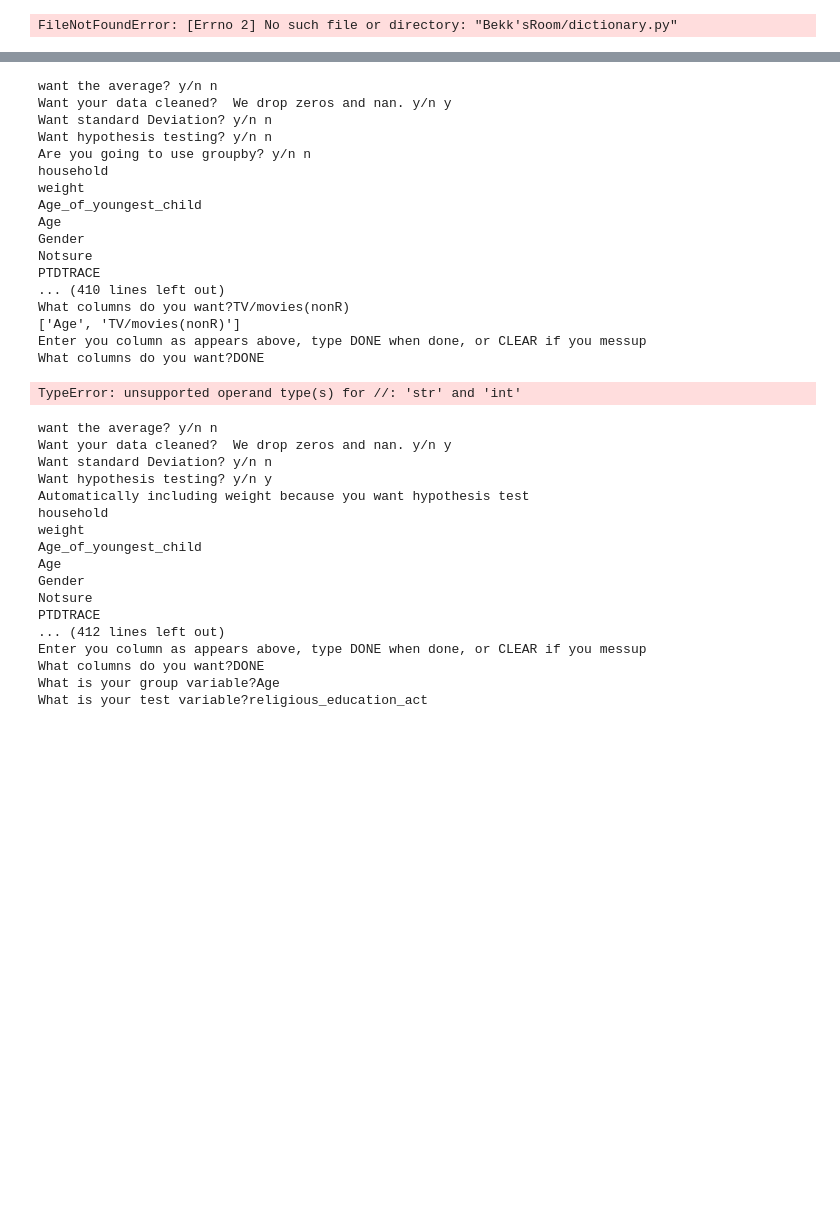
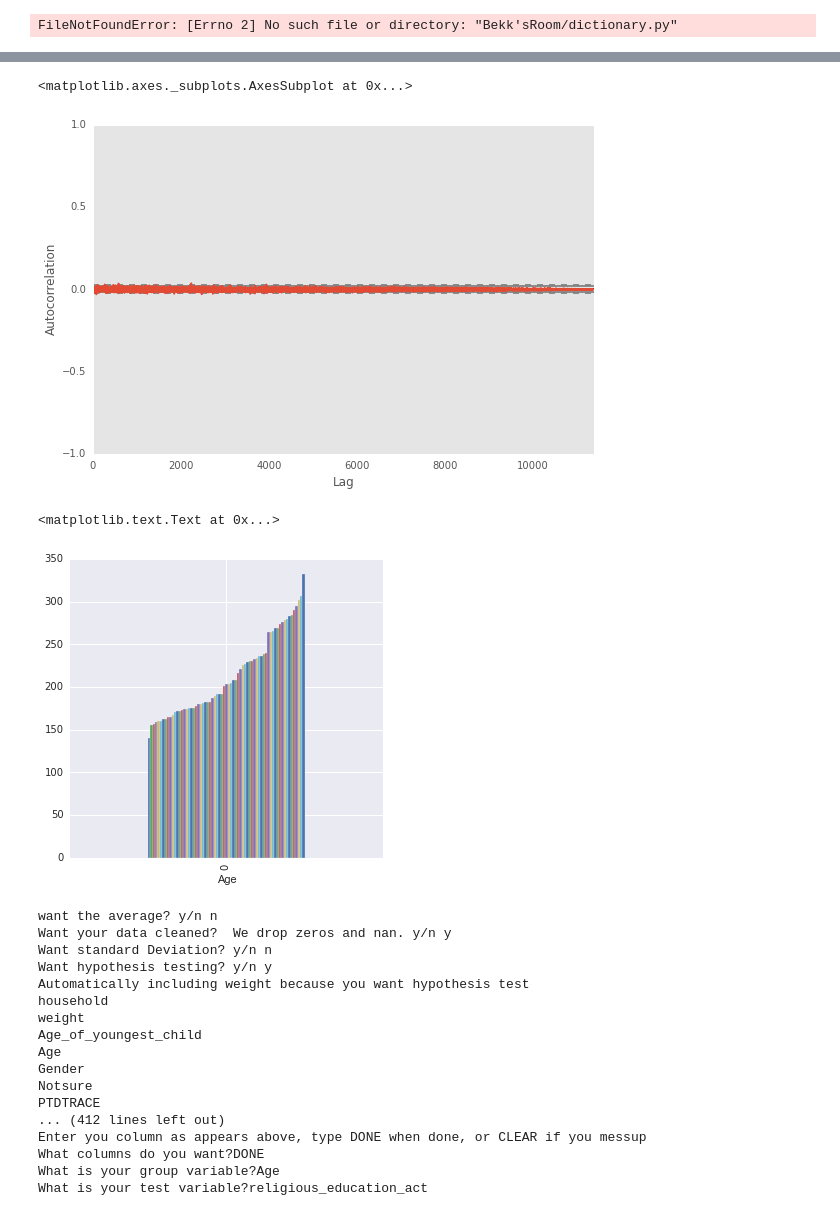
Before and after one commit to pjpassa/atus-analysis-system, a Jupyter notebook: Test Notebook 1.ipynb, the cells around one changed output, grey strips where cells are left out. Cells and saved outputs as stored; diff of their text form; code cells hidden in the pictures; blank space fills up the shorter version.

```diff
--- a/Test Notebook 1.ipynb
+++ b/Test Notebook 1.ipynb
@@ -106,40 +219,27 @@ NameError: name 'plt' is not defined
 # %%
-autocorrelation_plot(tv)
+autocorrelation_plot(a)
+# %% [output]
+<matplotlib.axes._subplots.AxesSubplot at 0x...>
+[figure, added]
 # %%
-agetv = datasets(test)
-grouped = agetv.groupby('Age')
+#agetv = datasets(test)
+#grouped = agetv.groupby('Age')
 group_list = []
-for item, group in grouped:
+for item, group in agetv:
     # print(item)
     group_list.append(average_minutes(group, "TV/movies(nonR)"))
 count = 0
 newdataframe = {}
 group_list = sorted(group_list)
-for item,group in grouped:
+for item,group in agetv:
         newdataframe[item] = [int(group_list[count])]
         count += 1
 data = pd.DataFrame.from_dict(newdataframe, orient='columns', dtype=None)
 ax = data.plot(kind="bar", figsize=(5,5), legend=False)
 ax.set_xlabel('Age')
 # %% [output]
-want the average? y/n n
-Want your data cleaned?  We drop zeros and nan. y/n y
-Want standard Deviation? y/n n
-Want hypothesis testing? y/n n
-Are you going to use groupby? y/n n
-household
-weight
-Age_of_youngest_child
-Age
-Gender
-Notsure
-PTDTRACE
-... (410 lines left out)
-What columns do you want?TV/movies(nonR)
-['Age', 'TV/movies(nonR)']
-Enter you column as appears above, type DONE when done, or CLEAR if you messup
-What columns do you want?DONE
+<matplotlib.text.Text at 0x...>
-TypeError: unsupported operand type(s) for //: 'str' and 'int'
+[figure, added]
 # %%
 youth = test.Age > 18
 soren = datasets(test, youth)
```
Also changed, not shown: parts of 17 cells of this notebook, 1 other file.
